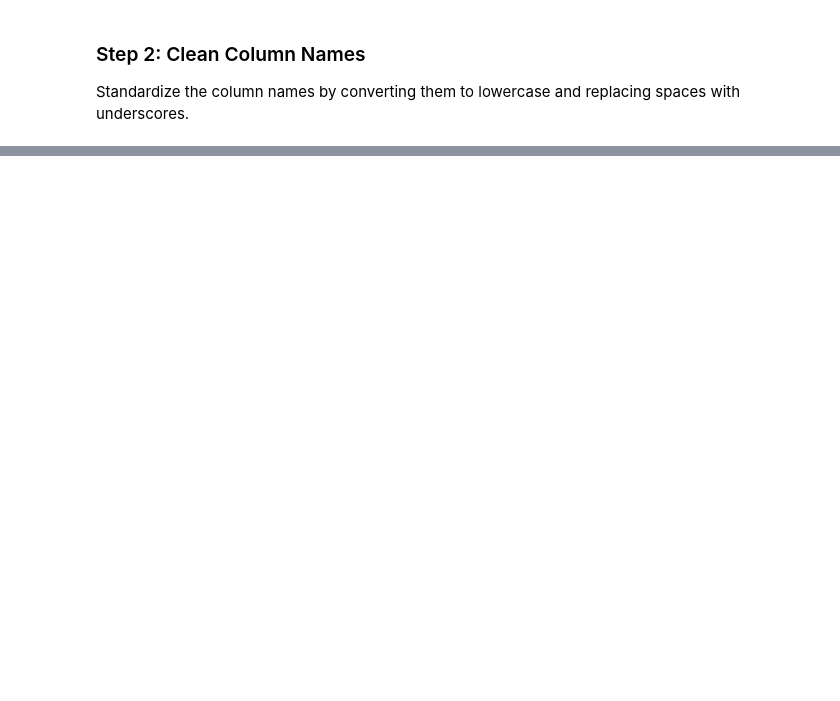
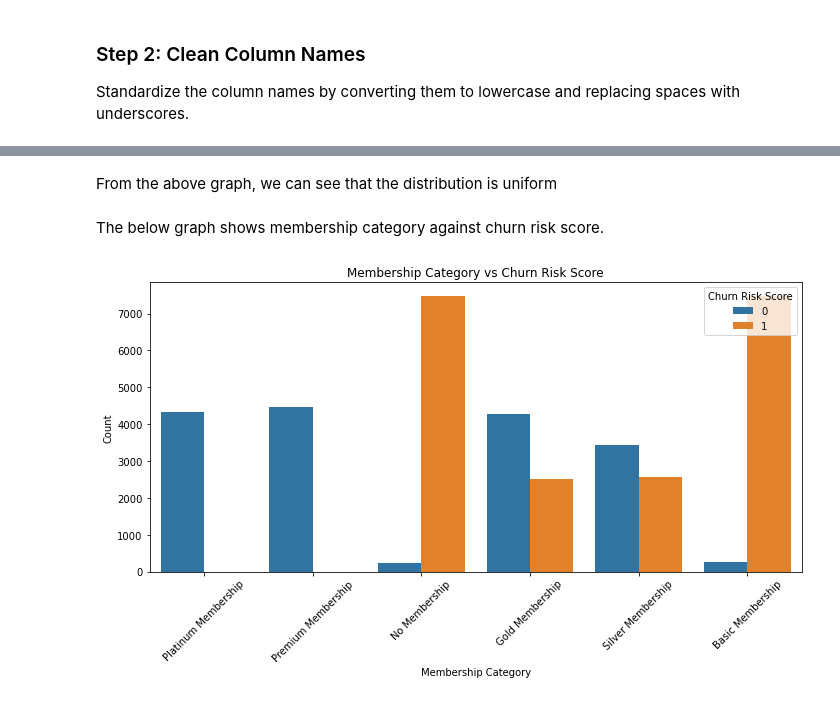
Before and after one commit to wambuikariuki/Capstone_Phase5_group9, a Jupyter notebook: Notebook.ipynb, the cells around one changed output, grey strips where cells are left out. Saved outputs shown, nothing was run; the diff lists cells and outputs as text; code cells hidden in the pictures; blank space fills up the shorter version.

```diff
--- a/Notebook.ipynb
+++ b/Notebook.ipynb
@@ -64,0 +149,19 @@ df.columns = df.columns.str.lower().str.replace(' ', '_')
+# %% [markdown]
+From the above graph, we can see that the distribution is uniform
+# %% [markdown]
+The below graph shows membership category against churn risk score.
+# %%
+# Plot count of membership category vs churn risk score
+plt.figure(figsize=(10, 6))
+sns.countplot(data=df, x='membership_category', hue='churn_risk_score')
+
+# Visuals
+plt.title("Membership Category vs Churn Risk Score")
+plt.xlabel("Membership Category")
+plt.ylabel("Count")
+plt.xticks(rotation=45)
+plt.legend(title="Churn Risk Score")
+plt.tight_layout()
+plt.show()
+# %% [output]
+[figure, added]
```
Also changed, not shown: parts of 98 cells of this notebook.
